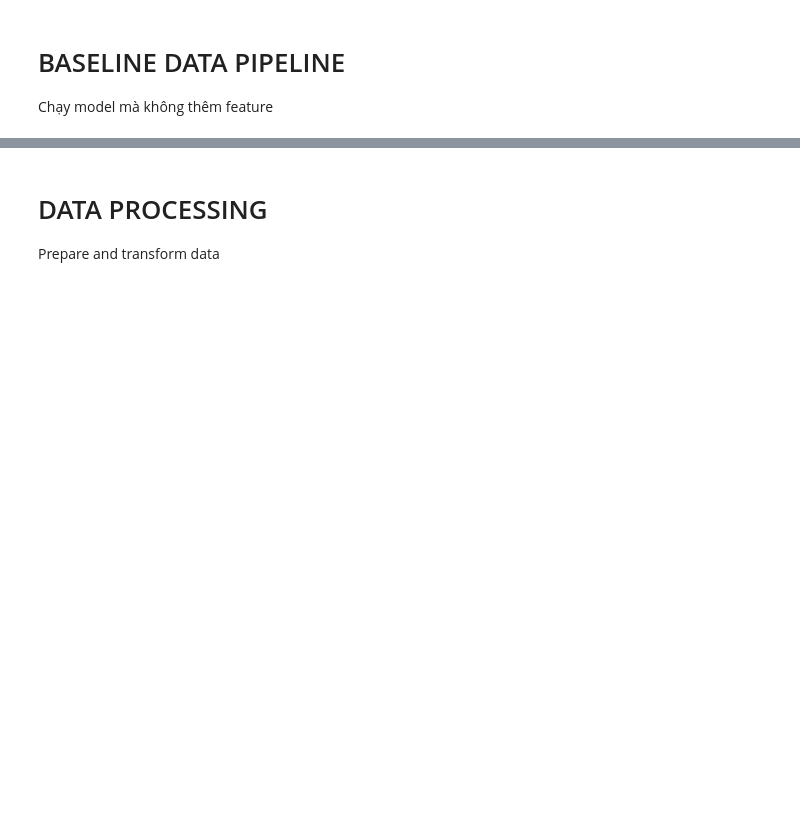
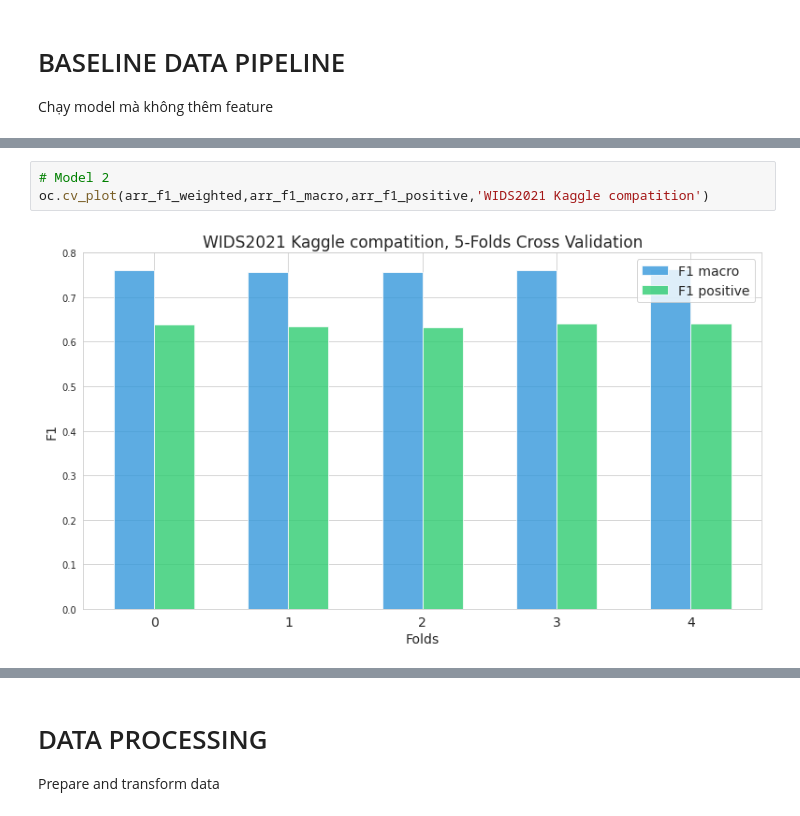
Before and after one commit to quanvu0996/compet, a Jupyter notebook: Kaggle_compet/WiDS_2021/turning_model_quanvh8_wids_2021.ipynb, the cells around one changed output, grey strips where cells are left out. Saved outputs shown, nothing was run; the diff lists cells and outputs as text; blank space fills up the shorter version.

```diff
--- a/Kaggle_compet/WiDS_2021/turning_model_quanvh8_wids_2021.ipynb
+++ b/Kaggle_compet/WiDS_2021/turning_model_quanvh8_wids_2021.ipynb
@@ -139,0 +162,5 @@ KeyboardInterrupt: ignored
+# %%
+# Model 2
+oc.cv_plot(arr_f1_weighted,arr_f1_macro,arr_f1_positive,'WIDS2021 Kaggle compatition')
+# %% [output]
+[figure, added]
```
Also changed, not shown: parts of 5 cells of this notebook.
